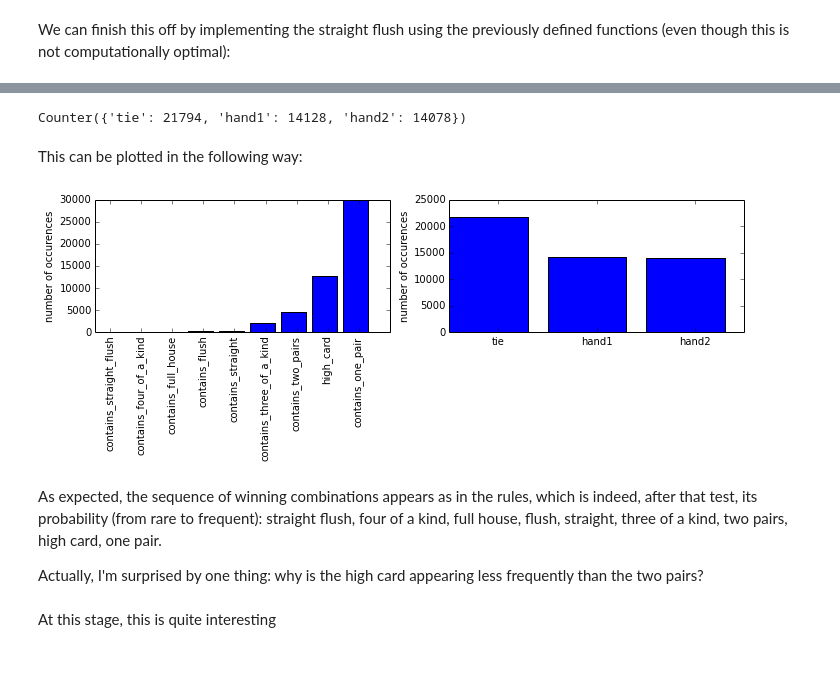
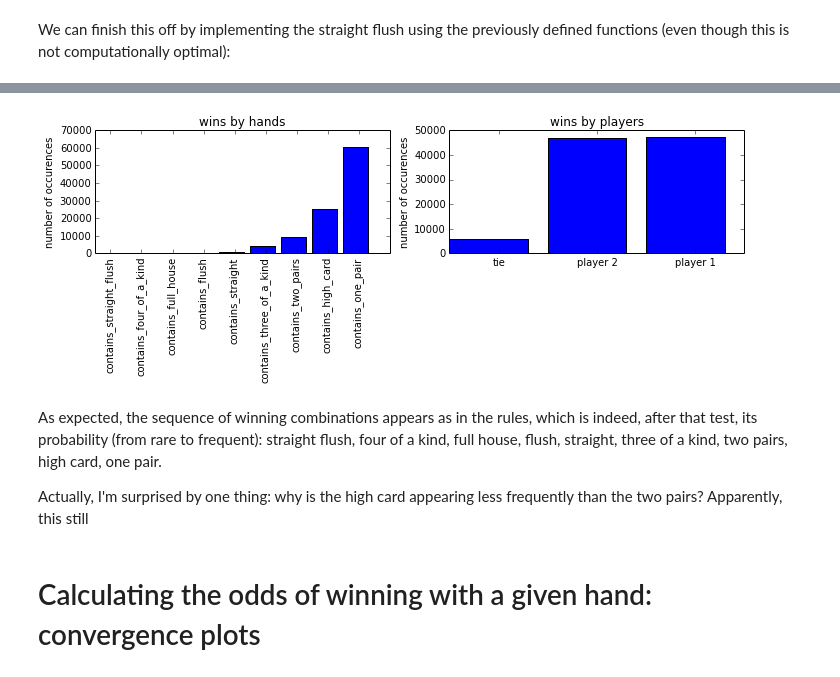
Before and after one commit to flothesof/posts, a Jupyter notebook: 20140726_PokerSimulation.ipynb, the cells around one changed output, grey strips where cells are left out. Saved outputs shown, nothing was run; the diff lists cells and outputs as text; code cells hidden in the pictures.

```diff
--- a/20140726_PokerSimulation.ipynb
+++ b/20140726_PokerSimulation.ipynb
@@ -189,8 +213,13 @@ False
 # %% [markdown]
 We can finish this off by implementing the straight flush using the previously defined functions (even though this is not computationally optimal):
-# %%
-def contains_straight_flush(hand):
-    return contains_straight(hand) and contains_flush(hand)
+# %%
+def contains_straight_flush(hand):
+    straight = contains_straight(hand)
+    flush = contains_flush(hand)
+    if straight[0] and flush[0]:
+        return (True, straight[1])
+    else:
+        return (False, None)
 # %%
 print contains_straight_flush([('c', 4), ('c', 5), ('c', 6), ('c', 7), ('c', 8)])
 print contains_straight_flush([('c', 4), ('c', 5), ('c', 2), ('c', 3), ('c', 14)])
@@ -235,0 +276,7 @@ Based on this quite not sophisticated process, we can already do a little bit of
+# %%
+%%timeit
+shuffle(game)
+hand1 = game[:5]
+shuffle(game)
+hand2 = game[:5]
+compare_hands([hand1, hand2])
@@ -240,12 +293,18 @@ import pylab as pl
 %%time
 winners = Counter()
 combinations = Counter()
-for i in range(50000):
+for i in range(100000):
     game = new_card_game()
     shuffle(game)
     hand1 = game[:5]
     hand2 = game[5:10]
-    outcome = compare_hands(hand1, hand2)
-    winners[outcome[0]] += 1
-    combinations[outcome[1]] += 1
+    outcome = compare_hands([hand1, hand2])
+    if outcome[0] != 'tie':
+        if outcome[1] == hand1:
+            winners['player 1'] += 1
+        else:
+            winners['player 2'] += 1
+    else:
+        winners['tie'] += 1
+    combinations[outcome[2]] += 1
 # %% [output]
@@ -257,30 +318,27 @@ Counter({'contains_one_pair': 29876, 'high_card': 12719, 'contains_two_pairs': 4
-# %%
-winners
-# %% [output]
-Counter({'tie': 21794, 'hand1': 14128, 'hand2': 14078})
-# %% [markdown]
-This can be plotted in the following way:
 # %%
 pl.figure(figsize=(10, 4))
 pl.subplot(121)
 sorted_combinations = sorted(combinations.items(), key=lambda item: item[1])
 pl.bar(range(len(sorted_combinations)),
     [item[1] for item in sorted_combinations])
 ticks = pl.xticks()
 pl.xticks(ticks[0] + 0.5, [item[0] for item in sorted_combinations], rotation='vertical')
 pl.ylabel('number of occurences')
+pl.title('wins by hands')
 
 pl.subplot(122)
 pl.bar(range(len(winners.keys())),
     winners.values())
 pl.xticks([0.5, 1.5, 2.5], winners.keys())
 pl.ylabel('number of occurences')
+pl.title('wins by players')
+
 pl.tight_layout()
 # %% [output]
-[figure, old version]
+[figure, new version]
 # %% [markdown]
 As expected, the sequence of winning combinations appears as in the rules, which is indeed, after that test, its probability (from rare to frequent): straight flush, four of a kind, full house, flush, straight, three of a kind, two pairs, high card, one pair.
 
-Actually, I'm surprised by one thing: why is the high card appearing less frequently than the two pairs?
+Actually, I'm surprised by one thing: why is the high card appearing less frequently than the two pairs? Apparently, this still
-# %% [markdown]
-At this stage, this is quite interesting
+# %% [markdown]
+# Calculating the odds of winning with a given hand: convergence plots
```
Also changed, not shown: parts of 48 cells of this notebook, 1 other file.
